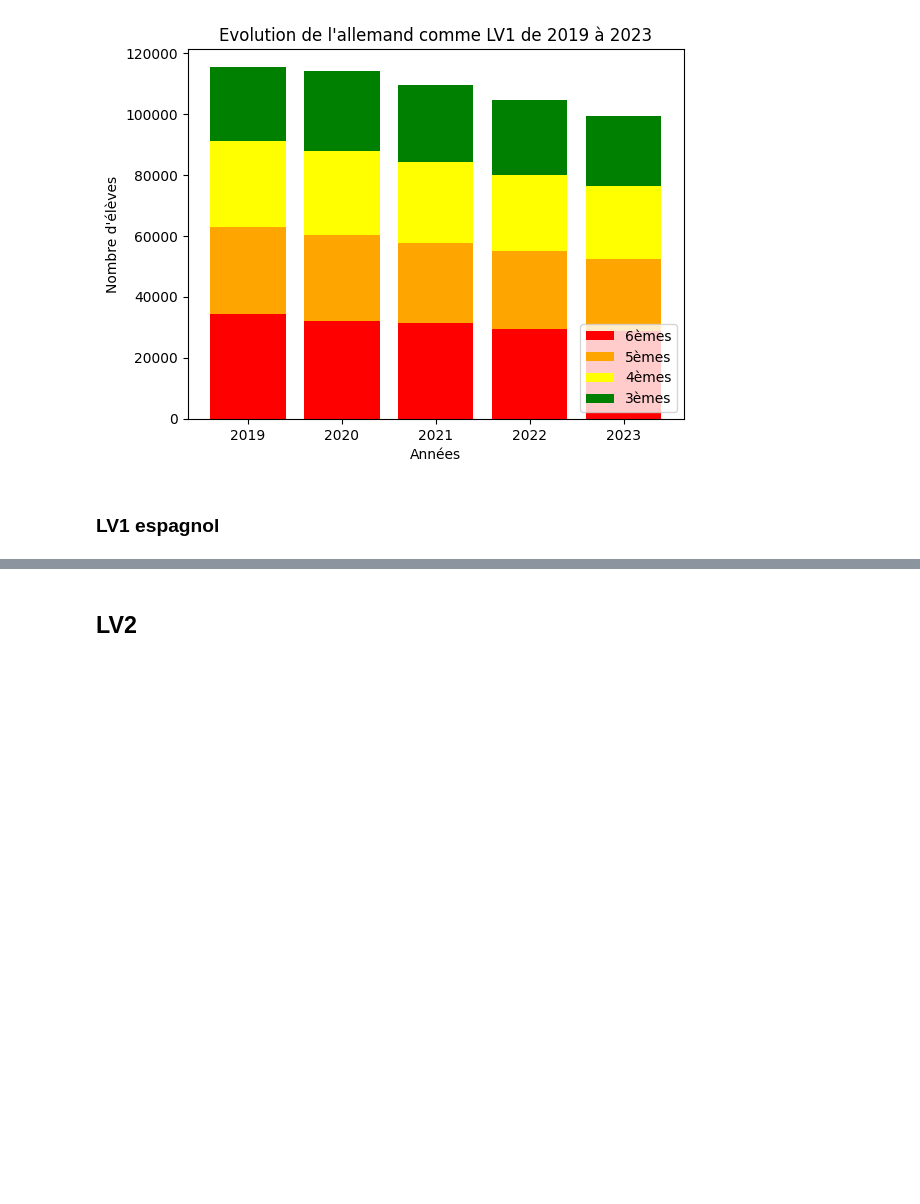
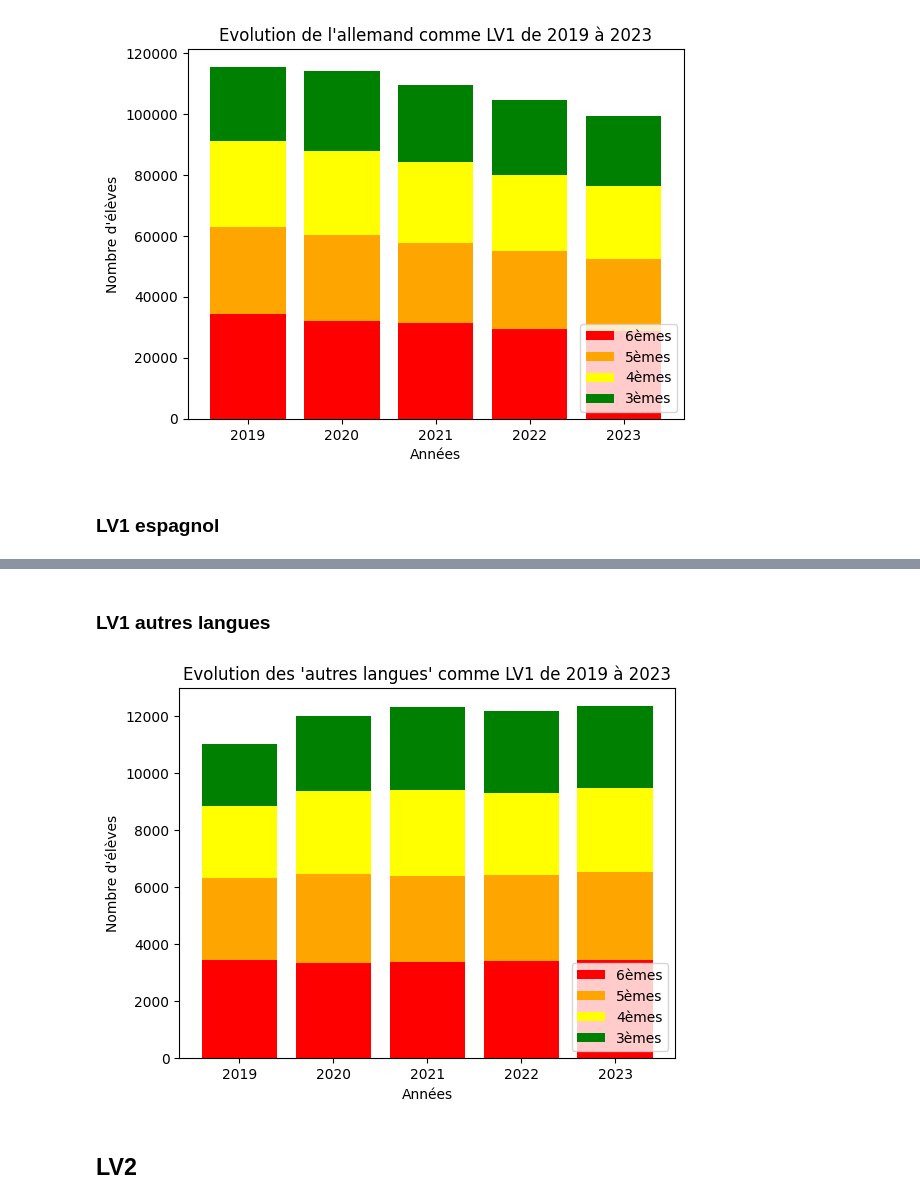
Before and after one commit to margotlafond/projet-info, a Jupyter notebook: analyse_data2.ipynb, the cells around one changed output, grey strips where cells are left out. Saved outputs shown, nothing was run; the diff lists cells and outputs as text; code cells hidden in the pictures; blank space fills up the shorter version.

```diff
--- a/analyse_data2.ipynb
+++ b/analyse_data2.ipynb
@@ -79,3 +100,26 @@ plt.show()
+# %% [markdown]
+### LV1 autres langues
+# %%
+lv1autre = df.pivot_table(values = ["6èmes LV1 autres langues", "5èmes LV1 autres langues", "4èmes LV1 autres langues", "3èmes LV1 autres langues"], index = 'Rentrée scolaire', aggfunc = 'sum')
+
+autre3e1 = list(lv1autre['3èmes LV1 autres langues'])
+autre4e1 = list(lv1autre['4èmes LV1 autres langues'])
+autre5e1 = list(lv1autre['5èmes LV1 autres langues'])
+autre6e1 = list(lv1autre['6èmes LV1 autres langues'])
+annees = [2019, 2020, 2021, 2022, 2023]
+
+plt.bar(annees, autre6e1, color='red', label='6èmes')
+plt.bar(annees, autre5e1, color='orange', bottom = autre6e1, label='5èmes')
+plt.bar(annees, autre4e1, color='yellow', bottom = np.array(autre6e1)+np.array(autre5e1), label='4èmes')
+plt.bar(annees, autre3e1, color='green', bottom = np.array(autre6e1)+np.array(autre5e1)+np.array(autre4e1), label='3èmes')
+
+plt.title("Evolution des 'autres langues' comme LV1 de 2019 à 2023")
+plt.xlabel('Années')
+plt.ylabel("Nombre d'élèves")
+plt.legend(loc = 'lower right')
+plt.show()
+# %% [output]
+[figure, added]
 # %% [markdown]
 ## LV2
 # %% [markdown]
```
Also changed, not shown: parts of 10 cells of this notebook.
